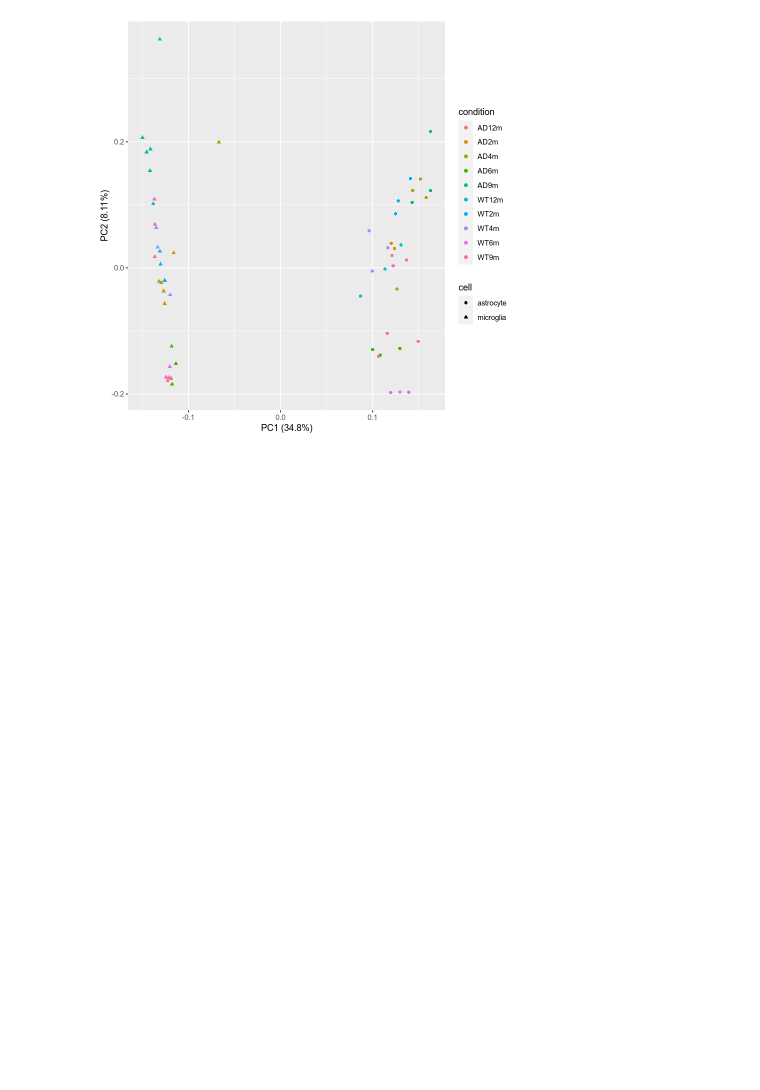
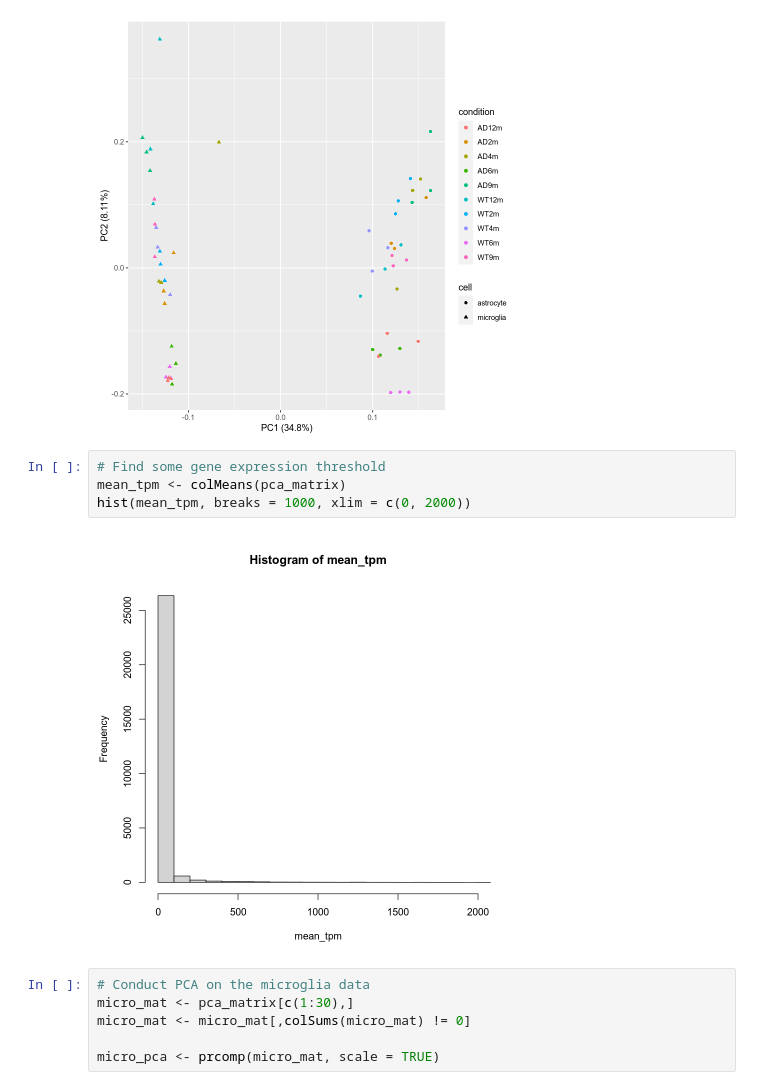
Before and after one commit to rogadde/rnaseq-analysis, a Jupyter notebook: results/pca.ipynb, the cells around one changed output. Saved outputs shown, nothing was run; the diff lists cells and outputs as text; blank space fills up the shorter version.

```diff
--- a/results/pca.ipynb
+++ b/results/pca.ipynb
@@ -100,3 +99,15 @@ pc_eigenvalues %>%
 autoplot(pca, data = sample_info, colour = "condition", shape = "cell")
 # %% [output]
 [figure]
+# %%
+# Find some gene expression threshold
+mean_tpm <- colMeans(pca_matrix)
+hist(mean_tpm, breaks = 1000, xlim = c(0, 2000))
+# %% [output]
+[figure, added]
+# %%
+# Conduct PCA on the microglia data
+micro_mat <- pca_matrix[c(1:30),]
+micro_mat <- micro_mat[,colSums(micro_mat) != 0]
+
+micro_pca <- prcomp(micro_mat, scale = TRUE)
```
Also changed, not shown: parts of 7 cells of this notebook, 1 other file.
